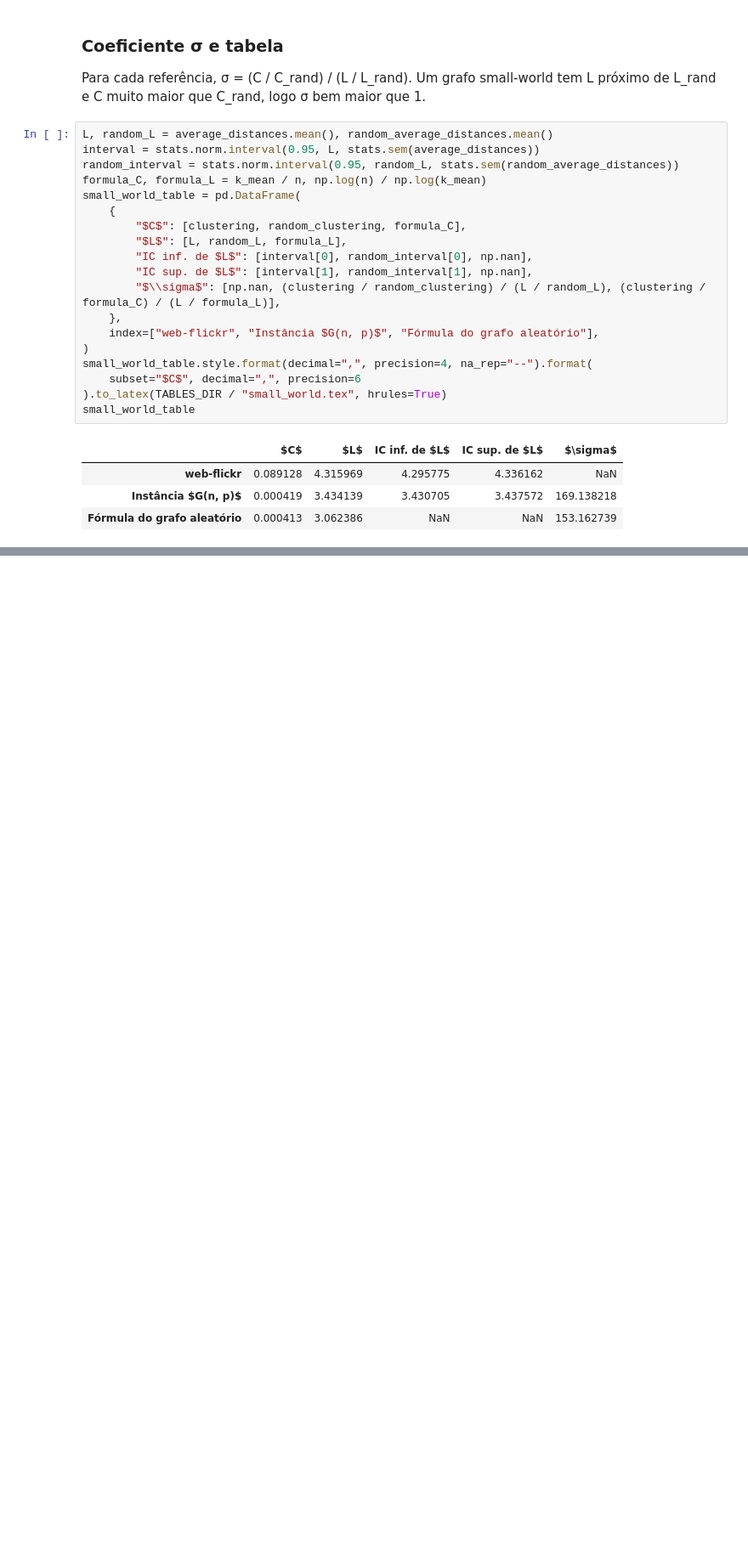
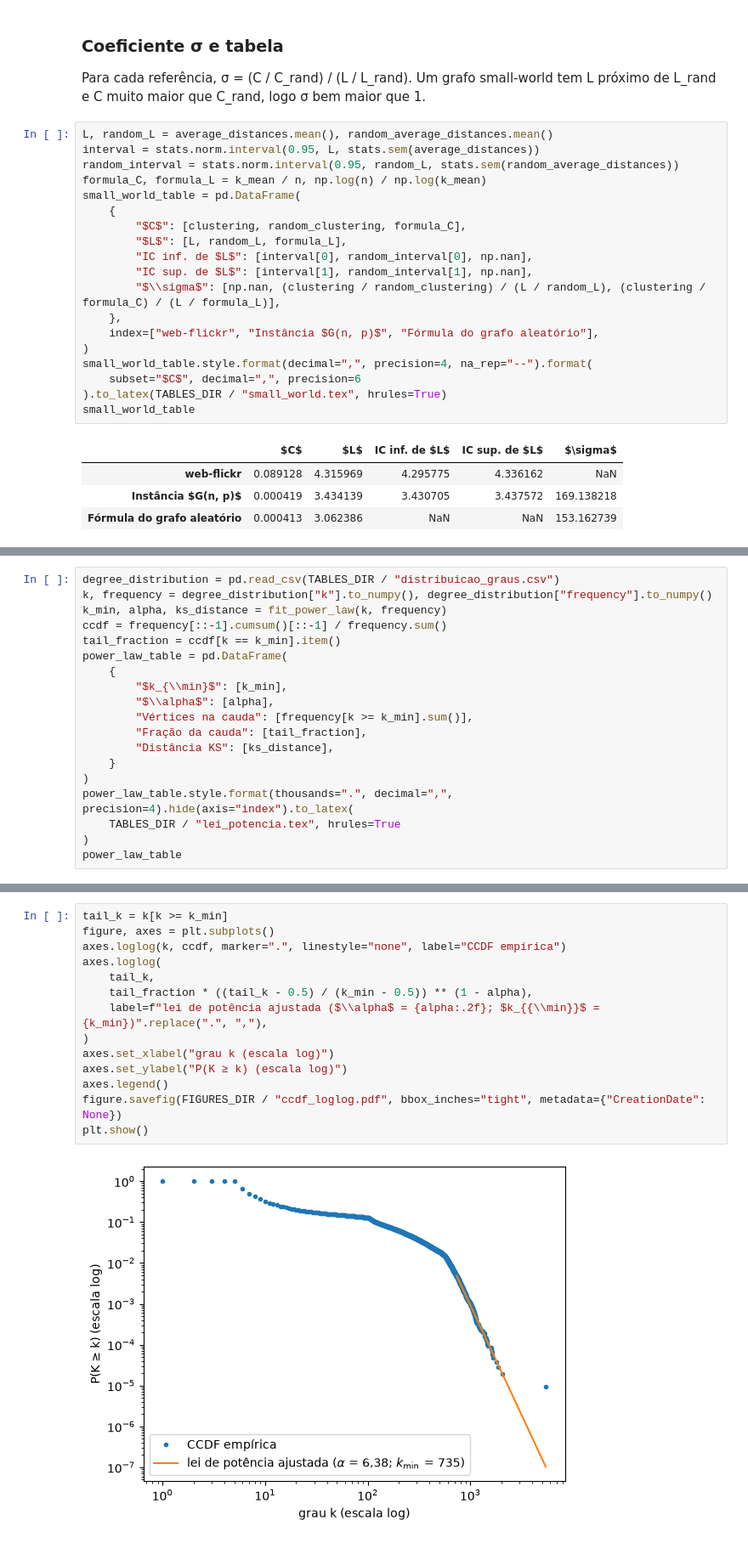
Before and after one commit to Augustocfq/snap-flickr-MATA53, a Jupyter notebook: main.ipynb, the cells around one changed output, grey strips where cells are left out. Shown at 85% size. Saved outputs shown, nothing was run; the diff lists cells and outputs as text; blank space fills up the shorter version.

```diff
--- a/main.ipynb
+++ b/main.ipynb
@@ -1210,0 +1225,19 @@ small_world_table
+# %%
+degree_distribution = pd.read_csv(TABLES_DIR / "distribuicao_graus.csv")
+k, frequency = degree_distribution["k"].to_numpy(), degree_distribution["frequency"].to_numpy()
+k_min, alpha, ks_distance = fit_power_law(k, frequency)
+ccdf = frequency[::-1].cumsum()[::-1] / frequency.sum()
+tail_fraction = ccdf[k == k_min].item()
+power_law_table = pd.DataFrame(
+    {
+        "$k_{\\min}$": [k_min],
+        "$\\alpha$": [alpha],
+        "Vértices na cauda": [frequency[k >= k_min].sum()],
+        "Fração da cauda": [tail_fraction],
+        "Distância KS": [ks_distance],
+    }
+)
+power_law_table.style.format(thousands=".", decimal=",", precision=4).hide(axis="index").to_latex(
+    TABLES_DIR / "lei_potencia.tex", hrules=True
+)
+power_law_table
@@ -1210,0 +1251,16 @@ small_world_table
+# %%
+tail_k = k[k >= k_min]
+figure, axes = plt.subplots()
+axes.loglog(k, ccdf, marker=".", linestyle="none", label="CCDF empírica")
+axes.loglog(
+    tail_k,
+    tail_fraction * ((tail_k - 0.5) / (k_min - 0.5)) ** (1 - alpha),
+    label=f"lei de potência ajustada ($\\alpha$ = {alpha:.2f}; $k_{{\\min}}$ = {k_min})".replace(".", ","),
+)
+axes.set_xlabel("grau k (escala log)")
+axes.set_ylabel("P(K ≥ k) (escala log)")
+axes.legend()
+figure.savefig(FIGURES_DIR / "ccdf_loglog.pdf", bbox_inches="tight", metadata={"CreationDate": None})
+plt.show()
+# %% [output]
+[figure, added]
```
Also changed, not shown: parts of 6 cells of this notebook, 4 other files.
